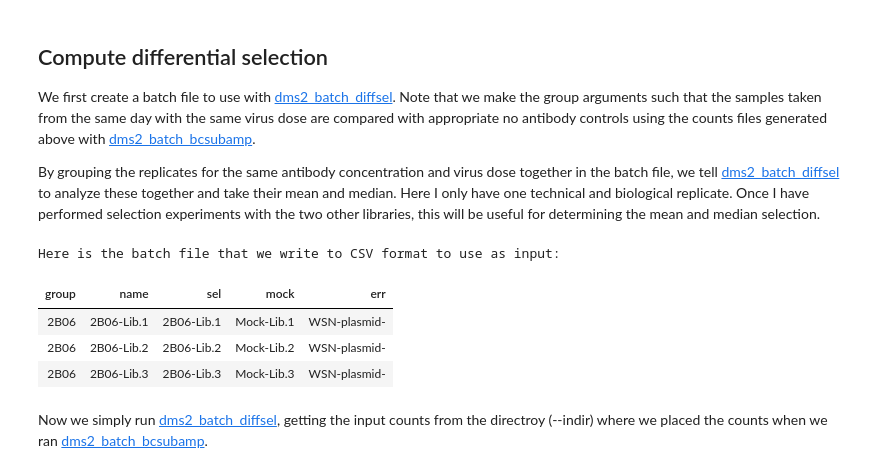
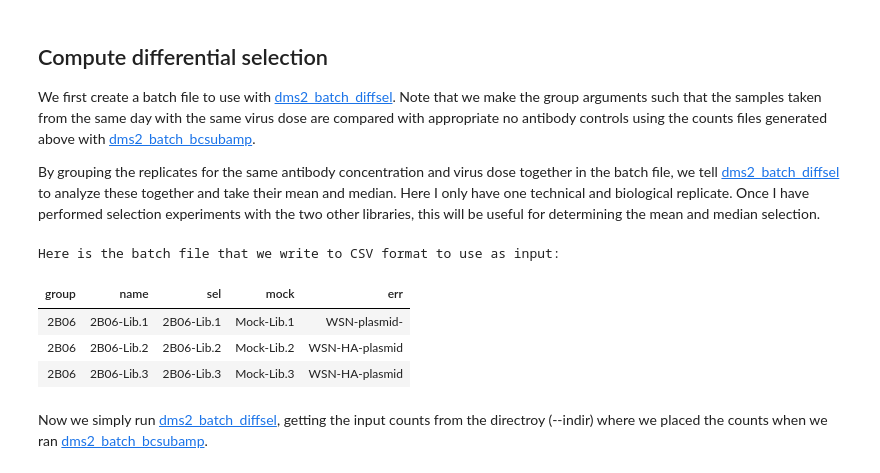
Before and after one commit to jbloomlab/2B06_DMS, a Jupyter notebook: analysis_notebook.ipynb, the cells around one changed output. Cells and saved outputs as stored; diff of their text form; code cells hidden in the pictures.

Commit message:
re-ran analysis with new file names

```diff
--- a/analysis_notebook.ipynb
+++ b/analysis_notebook.ipynb
@@ -213,31 +213,30 @@ By grouping the replicates for the same antibody concentration and virus dose to
 # %%
 diffseldir = os.path.join(resultsdir, 'diffsel')
 if not os.path.isdir(diffseldir):
     os.mkdir(diffseldir)
 
 diffselbatchfile = os.path.join(diffseldir, 'batch.csv')
 
 # create batch file for dms2_batch_diffsel
 diffselbatch = pandas.DataFrame.from_records([
               # WSN library 1 selected with 50ug/mL of D045_051310_2B06
-              ('2B06', '2B06-Lib.1', '2B06-Lib.1', 'Mock-Lib.1'),
-              ('2B06', '2B06-Lib.2', '2B06-Lib.2', 'Mock-Lib.2'),
-              ('2B06', '2B06-Lib.3', '2B06-Lib.3', 'Mock-Lib.3'),
+              ('2B06', '2B06-Lib.1', '2B06-Lib.1', 'Mock-Lib.1', 'WSN-plasmid-'),
+              ('2B06', '2B06-Lib.2', '2B06-Lib.2', 'Mock-Lib.2', 'WSN-HA-plasmid'),
+              ('2B06', '2B06-Lib.3', '2B06-Lib.3', 'Mock-Lib.3', 'WSN-HA-plasmid'),
              ],
-             columns=['group', 'name', 'sel', 'mock']
+             columns=['group', 'name', 'sel', 'mock', 'err']
              )
-diffselbatch['err'] = 'WSN-plasmid-' # all samples have the same error control which is the plasmid in this case
 
 print("Here is the batch file that we write to CSV format to use as input:")
 display(HTML(diffselbatch.to_html(index=False)))
 
 diffselbatch.to_csv(diffselbatchfile, index=False)
 # %% [output]
 Here is the batch file that we write to CSV format to use as input:
 | group | name | sel | mock | err |
 | 2B06 | 2B06-Lib.1 | 2B06-Lib.1 | Mock-Lib.1 | WSN-plasmid- |
-| 2B06 | 2B06-Lib.2 | 2B06-Lib.2 | Mock-Lib.2 | WSN-plasmid- |
-| 2B06 | 2B06-Lib.3 | 2B06-Lib.3 | Mock-Lib.3 | WSN-plasmid- |
+| 2B06 | 2B06-Lib.2 | 2B06-Lib.2 | Mock-Lib.2 | WSN-HA-plasmid |
+| 2B06 | 2B06-Lib.3 | 2B06-Lib.3 | Mock-Lib.3 | WSN-HA-plasmid |
 # %% [markdown]
 Now we simply run [dms2_batch_diffsel](https://jbloomlab.github.io/dms_tools2/dms2_batch_diffsel.html), getting the input counts from the directroy (--indir) where we placed the counts when we ran [dms2_batch_bcsubamp](https://jbloomlab.github.io/dms_tools2/dms2_batch_bcsubamp.html).
 # %%
```
